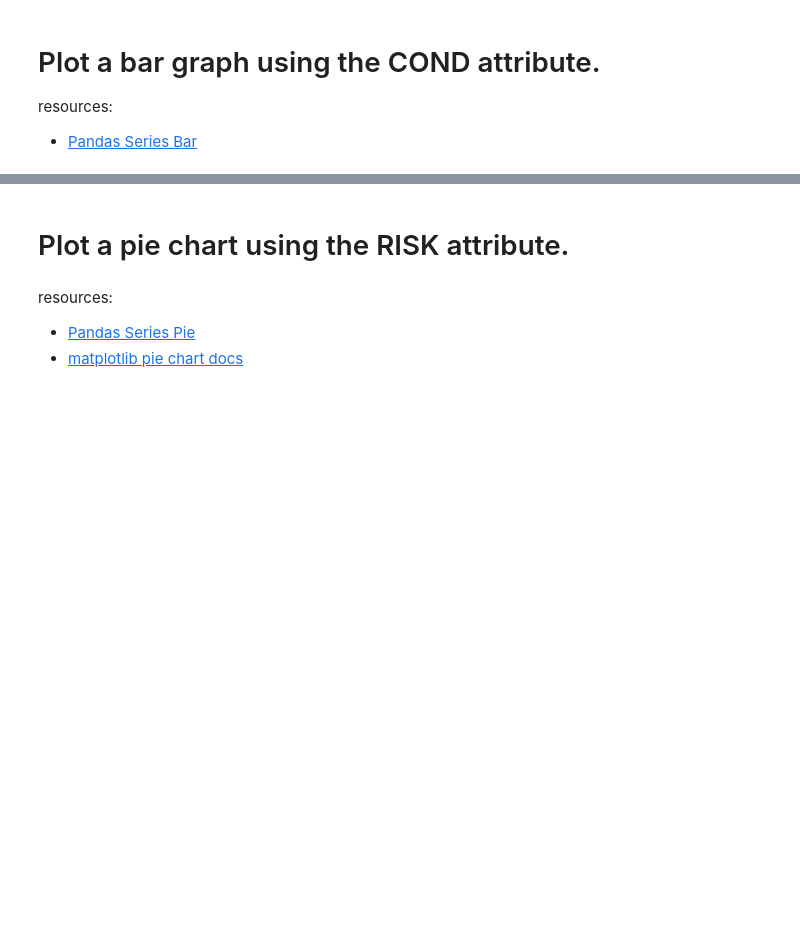
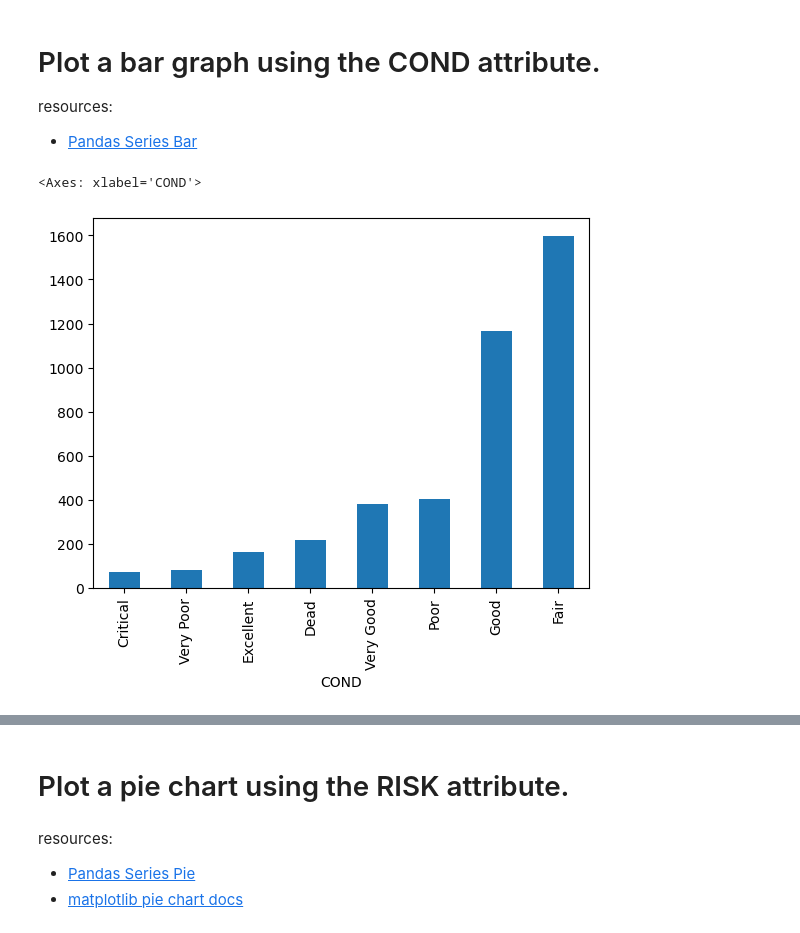
Before and after one commit to deepa-kakade-git/NotebooksWeek7, a Jupyter notebook: CityOfNewarkDETreeSurvey/newark_de_tree_survey.ipynb, the cells around one changed output, grey strips where cells are left out. Drawn from its saved outputs; the diff is of its cells as text; code cells hidden in the pictures; blank space fills up the shorter version.

```diff
--- a/CityOfNewarkDETreeSurvey/newark_de_tree_survey.ipynb
+++ b/CityOfNewarkDETreeSurvey/newark_de_tree_survey.ipynb
@@ -11,5 +11,7 @@ resources:
 * [Pandas read csv docs](https://pandas.pydata.org/pandas-docs/stable/reference/api/pandas.read_csv.html#pandas.read_csv)
 # %%
 # Create DataFrame here.
+
+df=pd.read_csv("data/newark_tree_data.csv")
 # %%
 # Display the first few rows of the DataFrame here.
@@ -75,10 +154,17 @@ resources:
 * [Pandas Series Bar](https://pandas.pydata.org/pandas-docs/stable/reference/api/pandas.Series.plot.bar.html#pandas.Series.plot.bar)
 # %%
 # How can we determine all of the possible values describing the condition of a tree and their associated counts?
+scond=df.groupby(['COND'])['COND'].count()
 # %%
 # Were these already in the order you would want them to be in order for a graph to make sense?
 # If not, reorder  the Series.
+
+scond_sort=scond.sort_values()
 # %%
 # Plot the Series here
+scond_sort.plot.bar()
+# %% [output]
+<Axes: xlabel='COND'>
+[figure, added]
 # %%
 # How many entries have missing values for the COND attribute? Why are these values missing?
```
Also changed, not shown: parts of 21 cells of this notebook, 4 other files.
